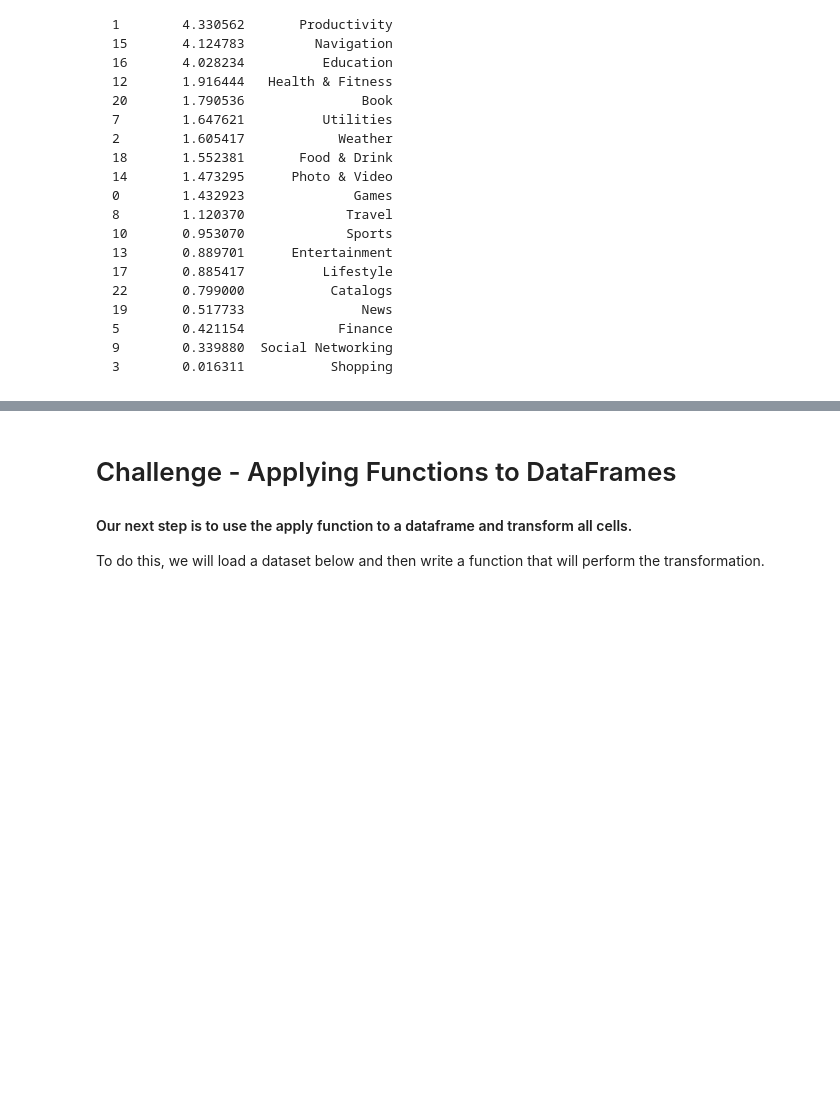
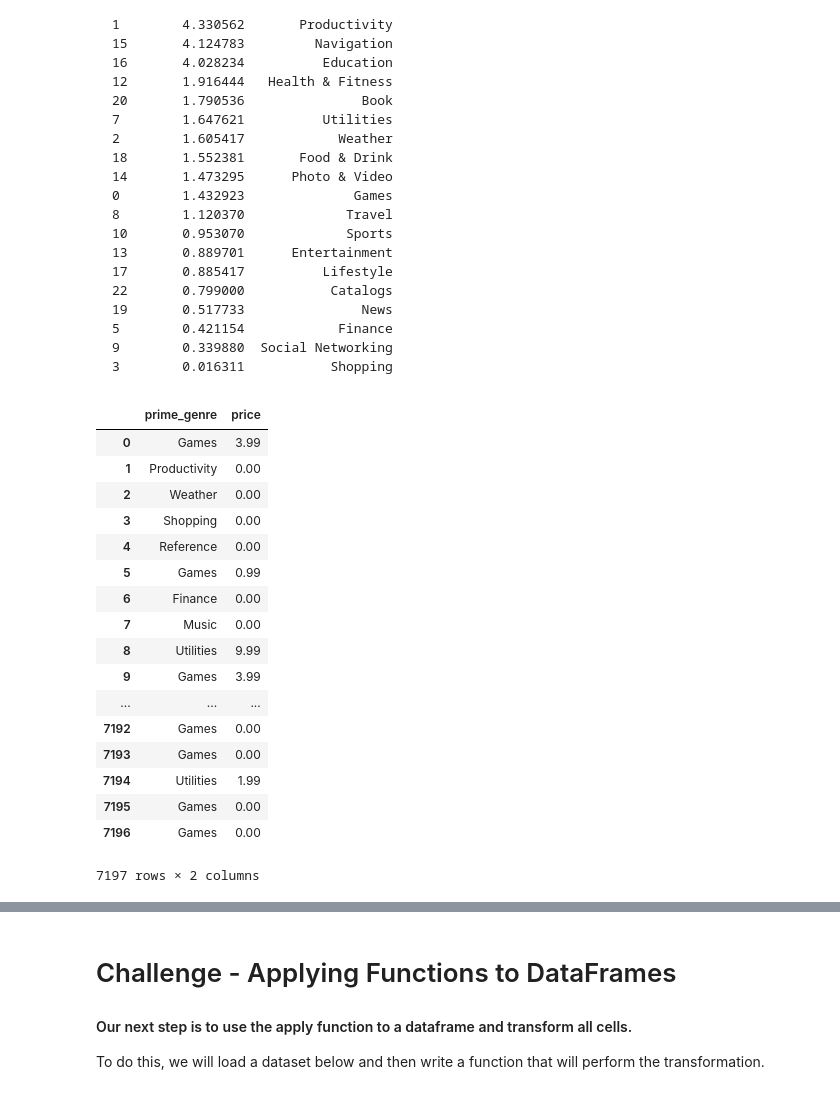
Before and after one commit to ta-data-lis/lab-pandas-deep-dive, a Jupyter notebook: your-code/main.ipynb, the cells around one changed output, grey strips where cells are left out. Cells and saved outputs as stored; diff of their text form; code cells hidden in the pictures; blank space fills up the shorter version.

```diff
--- a/your-code/main.ipynb
+++ b/your-code/main.ipynb
@@ -188,0 +297,23 @@ We will leave this question to you. There are several way to solve it. Ideally y
+# %%
+apps_price = data[['prime_genre', 'price']]
+# %%
+apps_price
+# %% [output]
+|  | prime_genre | price |
+| 0 | Games | 3.99 |
+| 1 | Productivity | 0.00 |
+| 2 | Weather | 0.00 |
+| 3 | Shopping | 0.00 |
+| 4 | Reference | 0.00 |
+| 5 | Games | 0.99 |
+| 6 | Finance | 0.00 |
+| 7 | Music | 0.00 |
+| 8 | Utilities | 9.99 |
+| 9 | Games | 3.99 |
+| ... | ... | ... |
+| 7192 | Games | 0.00 |
+| 7193 | Games | 0.00 |
+| 7194 | Utilities | 1.99 |
+| 7195 | Games | 0.00 |
+| 7196 | Games | 0.00 |
+7197 rows × 2 columns
```
Also changed, not shown: parts of 48 cells of this notebook, 1 other file.
